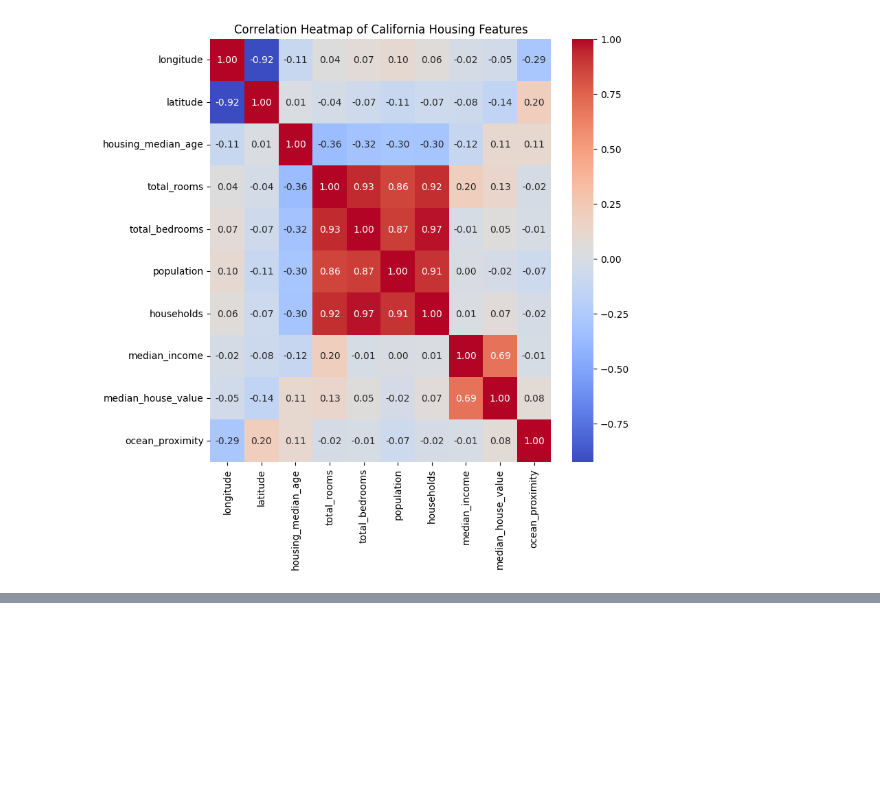
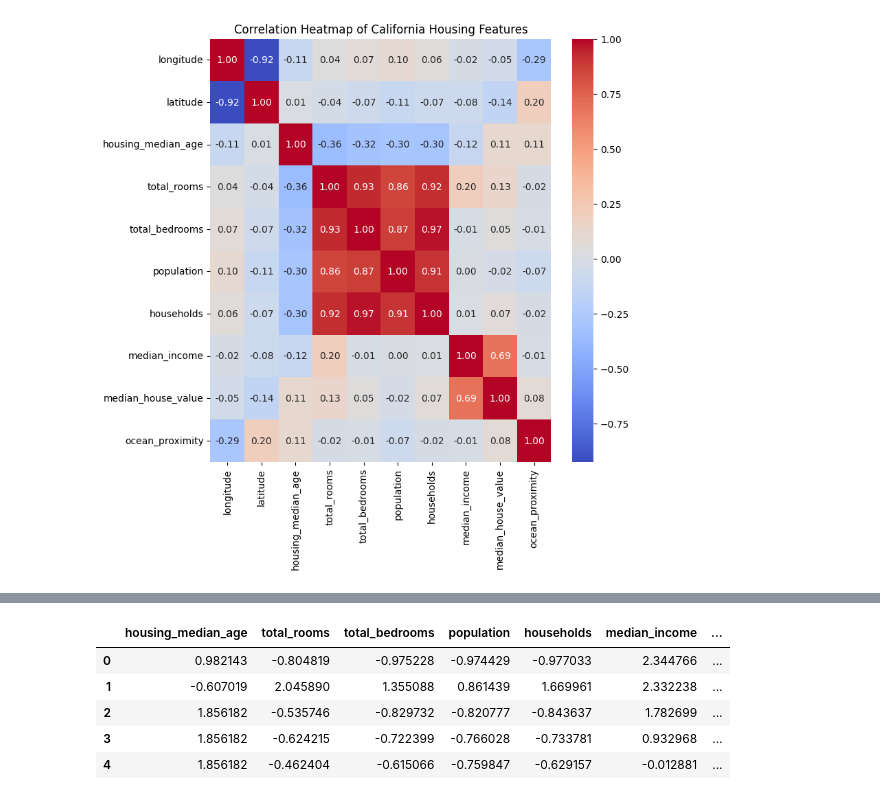
Before and after one commit to rohanrvpatil/linear_models, a Jupyter notebook: task.ipynb, the cells around one changed output, grey strips where cells are left out. Saved outputs shown, nothing was run; the diff lists cells and outputs as text; code cells hidden in the pictures; blank space fills up the shorter version.

```diff
--- a/task.ipynb
+++ b/task.ipynb
@@ -94,0 +156,34 @@ plt.show()
+# %%
+# scaling
+columns_to_scale = [
+
+    "housing_median_age",
+    "total_rooms",
+
+    "total_bedrooms",
+    "population",
+    "median_income",
+
+    "households",
+    "rooms_per_household",
+    "bedrooms_per_room",
+    "population_per_household",
+]
+
+
+
+scaler = StandardScaler()
+
+
+df[columns_to_scale] = scaler.fit_transform(df[columns_to_scale])
+
+
+
+df.head()
+# %% [output]
+|  | housing_median_age | total_rooms | total_bedrooms | population | households | median_income | ... |
+| 0 | 0.982143 | -0.804819 | -0.975228 | -0.974429 | -0.977033 | 2.344766 | ... |
+| 1 | -0.607019 | 2.045890 | 1.355088 | 0.861439 | 1.669961 | 2.332238 | ... |
+| 2 | 1.856182 | -0.535746 | -0.829732 | -0.820777 | -0.843637 | 1.782699 | ... |
+| 3 | 1.856182 | -0.624215 | -0.722399 | -0.766028 | -0.733781 | 0.932968 | ... |
+| 4 | 1.856182 | -0.462404 | -0.615066 | -0.759847 | -0.629157 | -0.012881 | ... |
```
Also changed, not shown: parts of 14 cells of this notebook.
